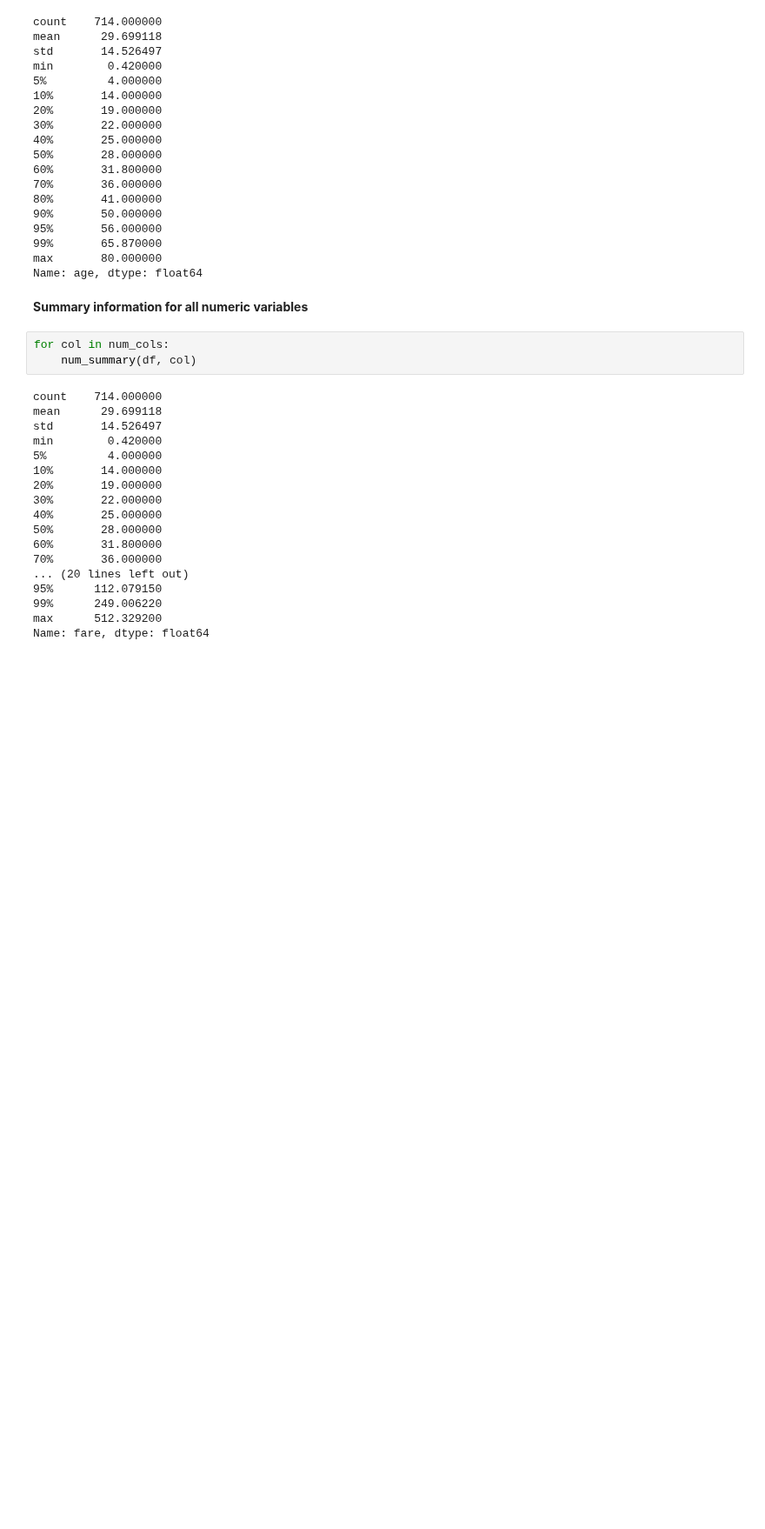
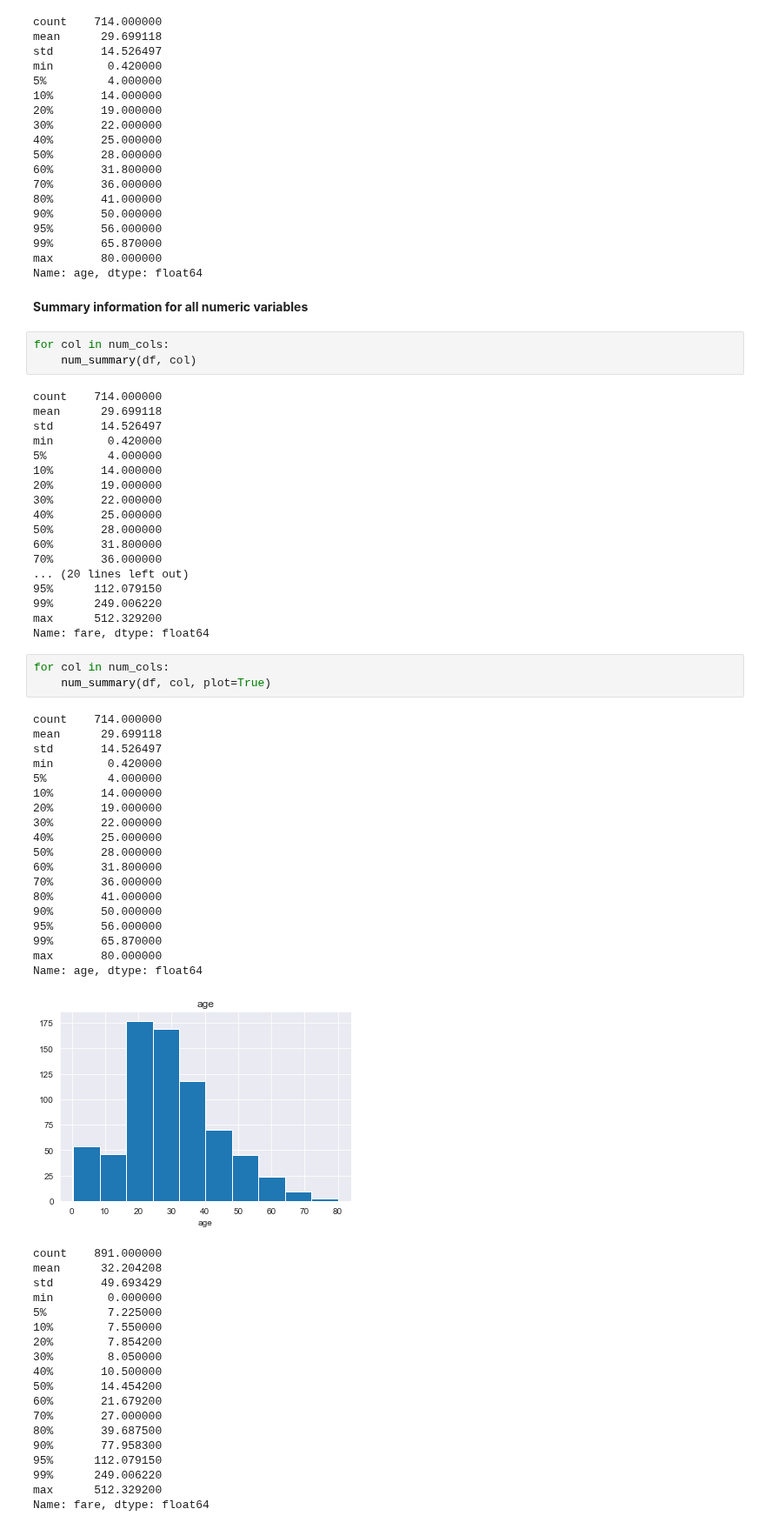
Before and after one commit to batuhanmtl/Pre-Model, a Jupyter notebook: ModulUsageExample2.ipynb, the cells around one changed output. Shown at 87% size. Saved outputs shown, nothing was run; the diff lists cells and outputs as text; blank space fills up the shorter version.

```diff
--- a/ModulUsageExample2.ipynb
+++ b/ModulUsageExample2.ipynb
@@ -176,3 +176,44 @@ min        0.420000
 99%      249.006220
 max      512.329200
 Name: fare, dtype: float64
+# %%
+for col in num_cols:
+    num_summary(df, col, plot=True)
+# %% [output]
+count    714.000000
+mean      29.699118
+std       14.526497
+min        0.420000
+5%         4.000000
+10%       14.000000
+20%       19.000000
+30%       22.000000
+40%       25.000000
+50%       28.000000
+60%       31.800000
+70%       36.000000
+80%       41.000000
+90%       50.000000
+95%       56.000000
+99%       65.870000
+max       80.000000
+Name: age, dtype: float64
+[figure, added]
+count    891.000000
+mean      32.204208
+std       49.693429
+min        0.000000
+5%         7.225000
+10%        7.550000
+20%        7.854200
+30%        8.050000
+40%       10.500000
+50%       14.454200
+60%       21.679200
+70%       27.000000
+80%       39.687500
+90%       77.958300
+95%      112.079150
+99%      249.006220
+max      512.329200
+Name: fare, dtype: float64
```
Also changed, not shown: parts of 1 cell of this notebook.
